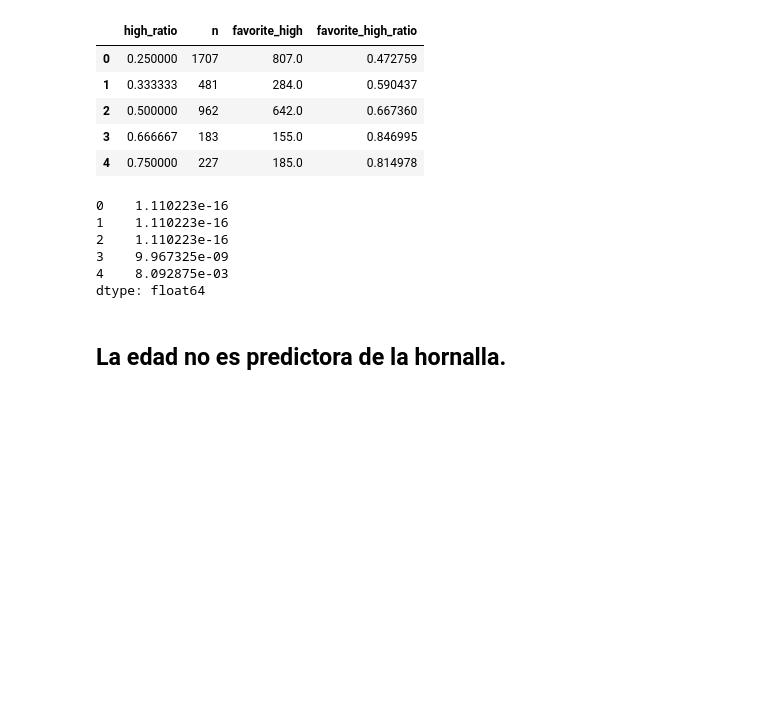
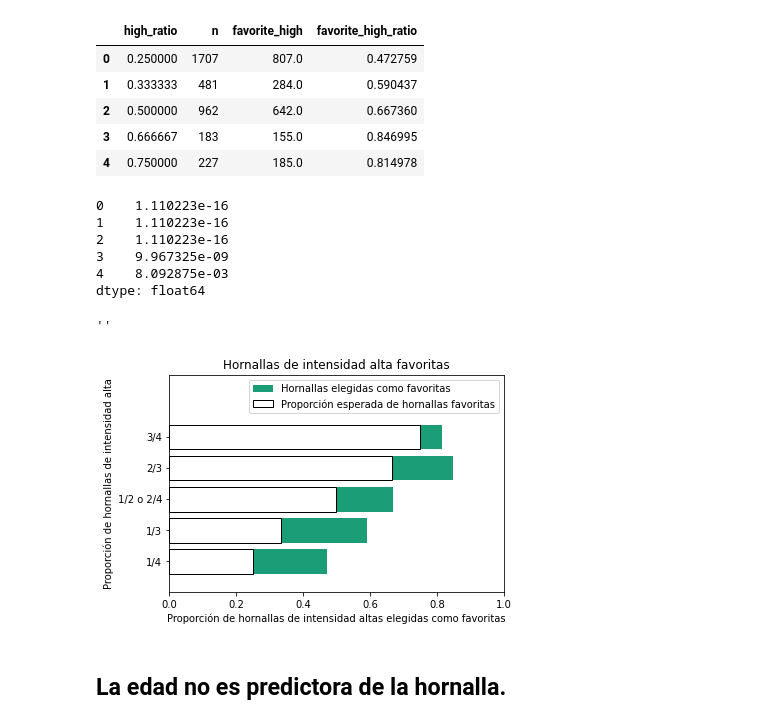
Before and after one commit to seppo0010/hornallas, a Jupyter notebook: Hornallas.ipynb, the cells around one changed output. Drawn from its saved outputs; the diff is of its cells as text; code cells hidden in the pictures; blank space fills up the shorter version.

```diff
--- a/Hornallas.ipynb
+++ b/Hornallas.ipynb
@@ -657,6 +693,20 @@ agg.apply(lambda row: 1-binom.cdf(p=row['high_ratio'], n=row['n'], k=row['favori
 3    9.967325e-09
 4    8.092875e-03
 dtype: float64
+# %%
+plt.title('Hornallas de intensidad alta favoritas')
+plt.barh(range(0, 5), agg['favorite_high_ratio'], color=cmap(0))
+plt.barh(range(0, 5), agg['high_ratio'], color='white', linestyle='-', linewidth=1, edgecolor='black')
+plt.xlim(0, 1)
+plt.yticks(range(5), ['1/4', '1/3', '1/2 o 2/4', '2/3', '3/4'])
+plt.ylabel('Proporción de hornallas de intensidad alta')
+plt.xlabel('Proporción de hornallas de intensidad altas elegidas como favoritas')
+plt.legend(('Hornallas elegidas como favoritas', 'Proporción esperada de hornallas favoritas'))
+plt.ylim(-1, 6)
+;
+# %% [output]
+''
+[figure, added]
 # %% [markdown]
 ## La edad no es predictora de la hornalla.
 # %%
```
Also changed, not shown: parts of 8 cells of this notebook, 5 other files.
